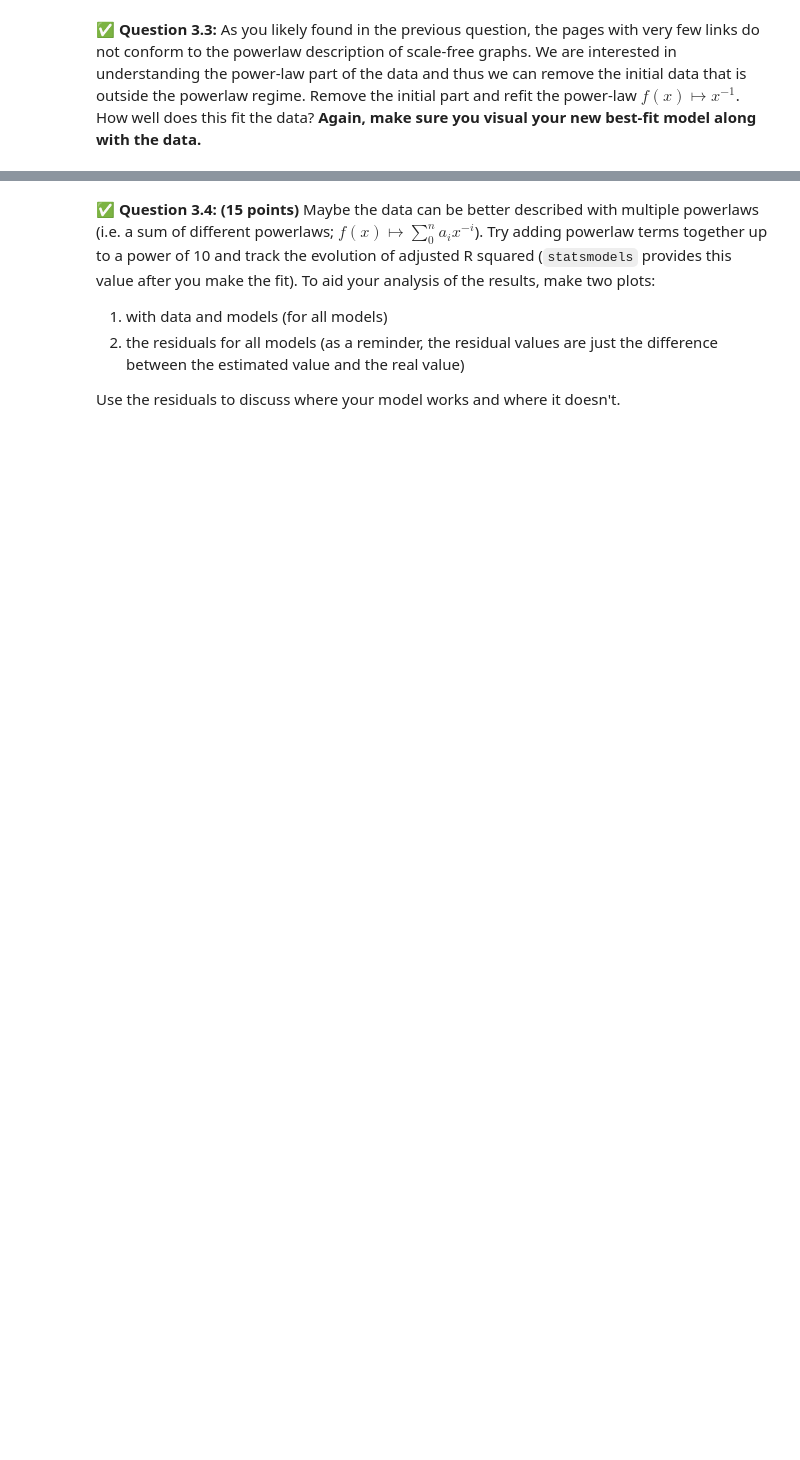
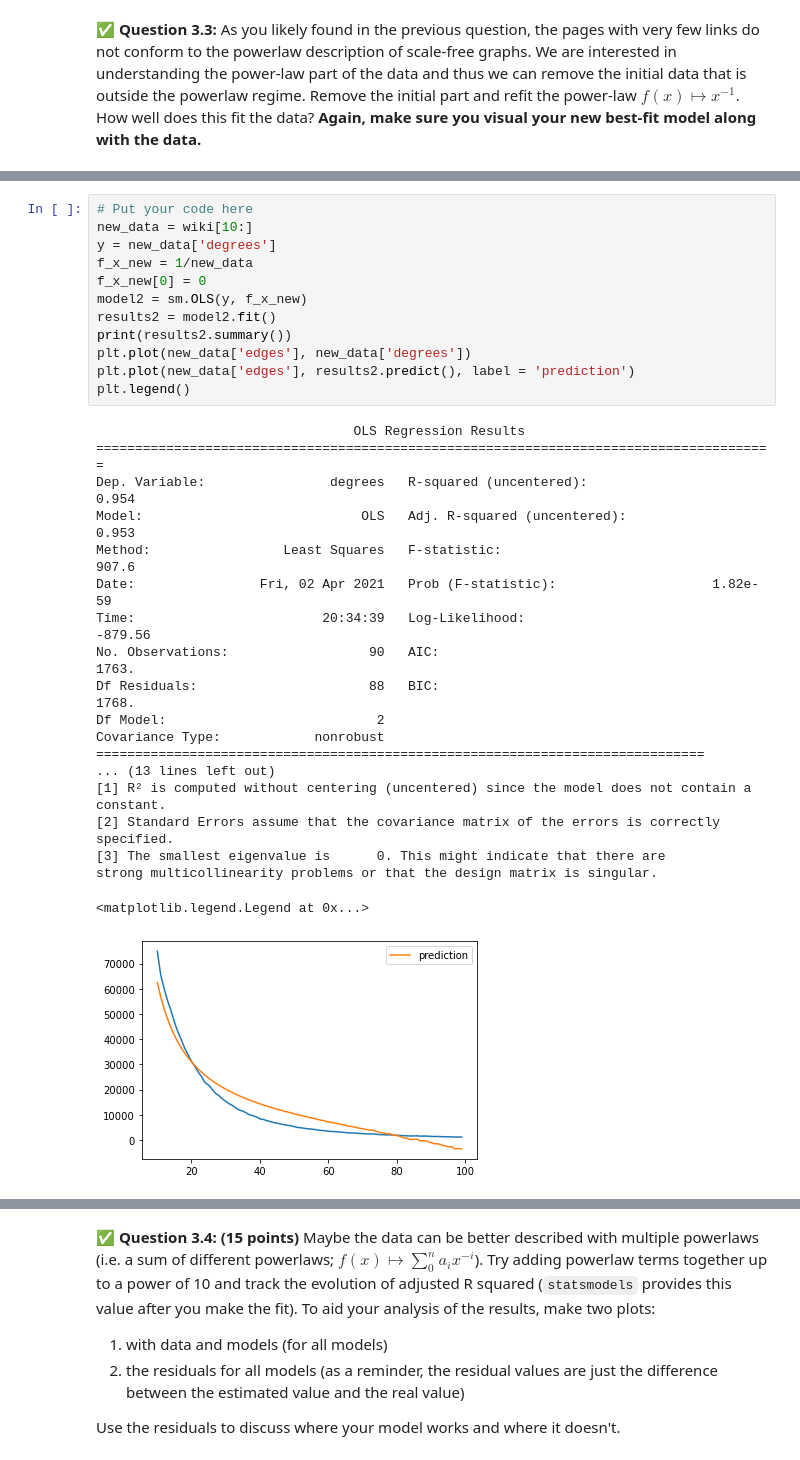
Before and after one commit to volekjac/cmse202-s21-turnin, a Jupyter notebook: hw-04/HW-04_graph_regression-JakeVolek.ipynb, the cells around one changed output, grey strips where cells are left out. Saved outputs shown, nothing was run; the diff lists cells and outputs as text; blank space fills up the shorter version.

```diff
--- a/hw-04/HW-04_graph_regression-JakeVolek.ipynb
+++ b/hw-04/HW-04_graph_regression-JakeVolek.ipynb
@@ -350,0 +380,32 @@ Text(0, 0.5, 'Count')
+# %%
+# Put your code here
+new_data = wiki[10:]
+y = new_data['degrees']
+f_x_new = 1/new_data
+f_x_new[0] = 0
+model2 = sm.OLS(y, f_x_new)
+results2 = model2.fit()
+print(results2.summary())
+plt.plot(new_data['edges'], new_data['degrees'])
+plt.plot(new_data['edges'], results2.predict(), label = 'prediction')
+plt.legend()
+# %% [output]
+                                 OLS Regression Results
+=======================================================================================
+Dep. Variable:                degrees   R-squared (uncentered):                   0.954
+Model:                            OLS   Adj. R-squared (uncentered):              0.953
+Method:                 Least Squares   F-statistic:                              907.6
+Date:                Fri, 02 Apr 2021   Prob (F-statistic):                    1.82e-59
+Time:                        20:34:39   Log-Likelihood:                         -879.56
+No. Observations:                  90   AIC:                                      1763.
+Df Residuals:                      88   BIC:                                      1768.
+Df Model:                           2
+Covariance Type:            nonrobust
+==============================================================================
+... (13 lines left out)
+[1] R² is computed without centering (uncentered) since the model does not contain a constant.
+[2] Standard Errors assume that the covariance matrix of the errors is correctly specified.
+[3] The smallest eigenvalue is      0. This might indicate that there are
+strong multicollinearity problems or that the design matrix is singular.
+<matplotlib.legend.Legend at 0x...>
+[figure, added]
```
Also changed, not shown: parts of 18 cells of this notebook.
